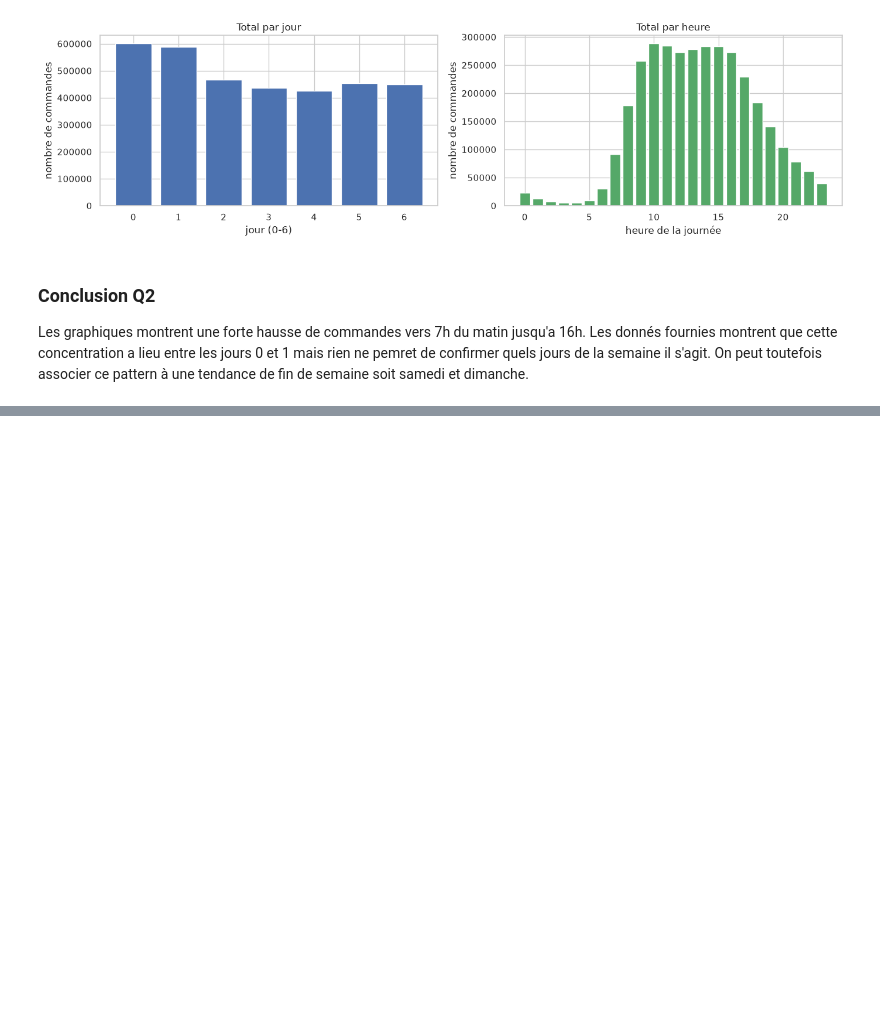
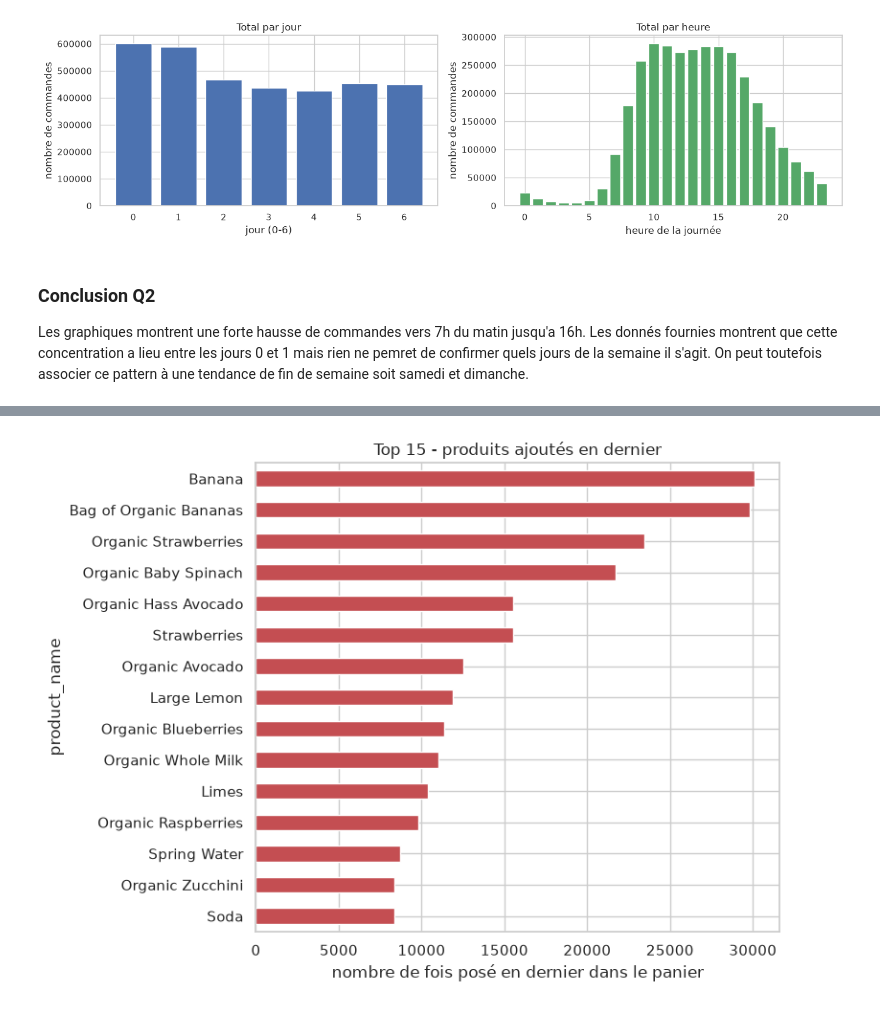
Before and after one commit to tranarivelo/joja-data-analysis, a Jupyter notebook: Analyse_Client.ipynb, the cells around one changed output, grey strips where cells are left out. Saved outputs shown, nothing was run; the diff lists cells and outputs as text; code cells hidden in the pictures; blank space fills up the shorter version.

```diff
--- a/Analyse_Client.ipynb
+++ b/Analyse_Client.ipynb
@@ -484,0 +544,7 @@ Les graphiques montrent une forte hausse de commandes vers 7h du matin jusqu'a 1
+# %%
+colonnes_utiles = paniers[["order_id", "add_to_cart_order", "product_name"]]
+derniers = colonnes_utiles.sort_values(["order_id", "add_to_cart_order"]).groupby("order_id", sort=False).tail(1)
+top_derniers = derniers["product_name"].value_counts().head(15)
+
+print("nb de commandes couvertes :", len(derniers), "(doit être = nb de commandes)")
+top_derniers
@@ -484,0 +570,9 @@ Les graphiques montrent une forte hausse de commandes vers 7h du matin jusqu'a 1
+# %%
+fig, ax = plt.subplots(figsize=(8, 6))
+top_derniers.sort_values().plot.barh(ax=ax, color="#C44E52")
+ax.set_xlabel("nombre de fois posé en dernier dans le panier")
+ax.set_title("Top 15 - produits ajoutés en dernier")
+plt.tight_layout()
+plt.show()
+# %% [output]
+[figure, added]
```
Also changed, not shown: parts of 13 cells of this notebook.
